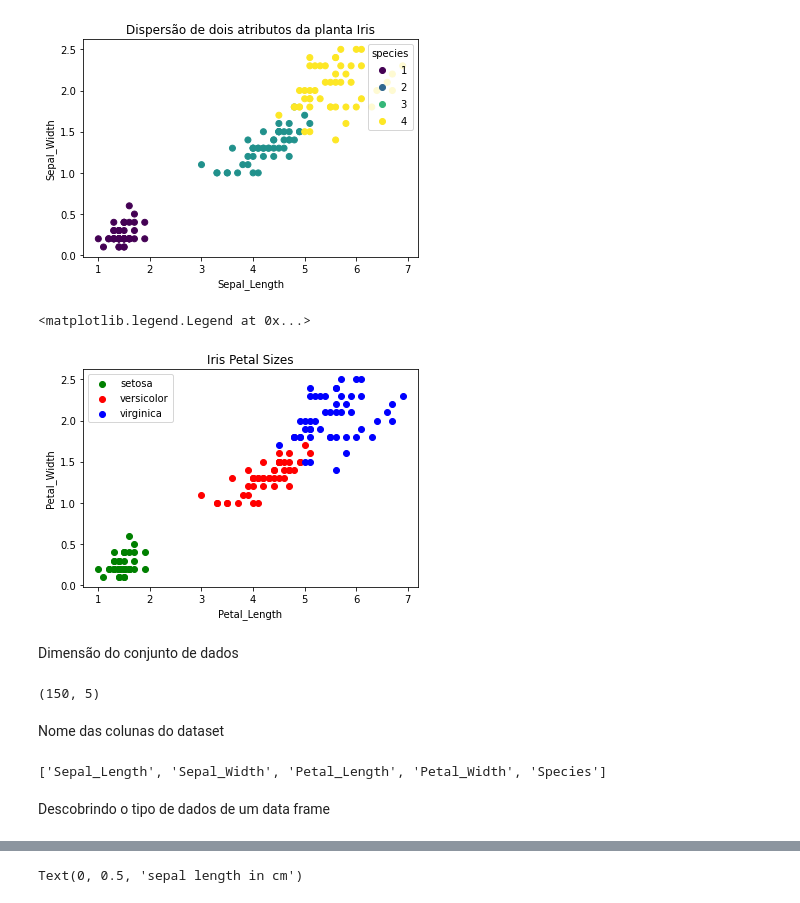
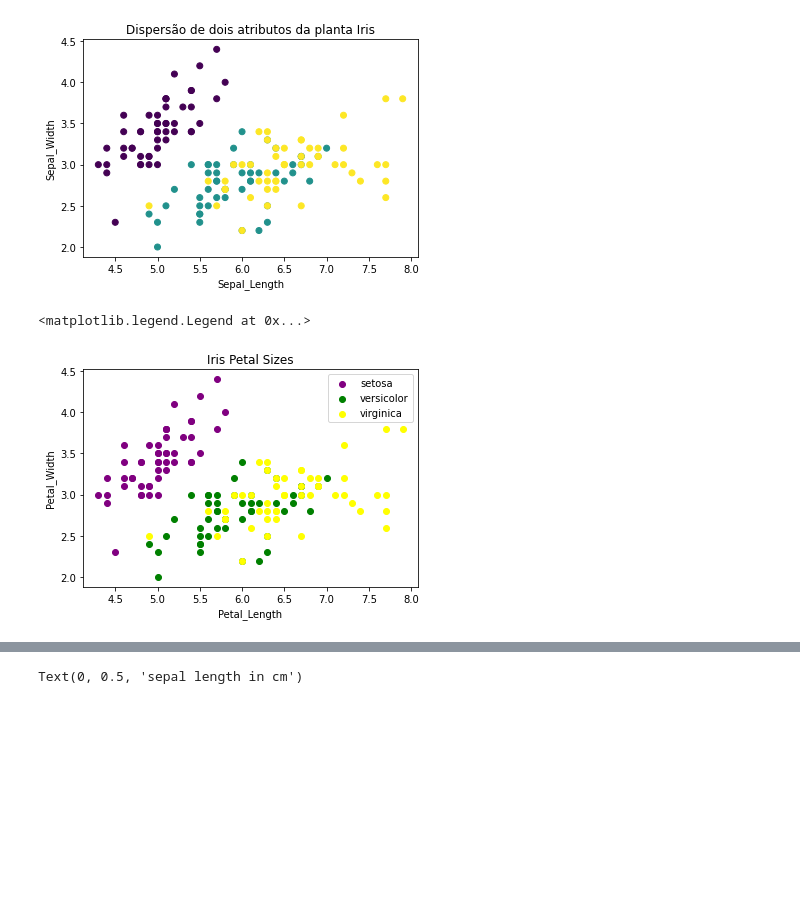
Before and after one commit to leusto/ciencia_de_dados, a Jupyter notebook: exploratory_analysis.ipynb, the cells around one changed output, grey strips where cells are left out. Saved outputs shown, nothing was run; the diff lists cells and outputs as text; code cells hidden in the pictures; blank space fills up the shorter version.

```diff
--- a/exploratory_analysis.ipynb
+++ b/exploratory_analysis.ipynb
@@ -37,40 +226,25 @@ iris_df.head()
 # %%
-plt.scatter(iris_df["Petal_Length"], iris_df["Petal_Width"], c=iris_df["Species"], label=iris_df["Species"])
+plt.scatter(iris_df["Sepal_Length"], iris_df["Sepal_Width"], c=iris_df["Species"], label=iris_df["Species"])
 plt.title("Dispersão de dois atributos da planta Iris")
 plt.xlabel("Sepal_Length")
 plt.ylabel("Sepal_Width")
-plt.legend(*scatter.legend_elements(),loc="upper right", title="species")
 plt.show()
 # %% [output]
-[figure, old version]
+[figure, new version]
 # %%
 setosa = iris_df[iris_df["Species"] == 0]
 versicolor = iris_df[iris_df["Species"] == 1]
 virginica = iris_df[iris_df["Species"] == 2]
 
 fig, ax = plt.subplots()
-points = ax.scatter(setosa["Petal_Length"], setosa["Petal_Width"], label="setosa", facecolor="green")
-ax.scatter(versicolor["Petal_Length"], versicolor["Petal_Width"], label="versicolor", facecolor="red")
-ax.scatter(virginica["Petal_Length"], virginica["Petal_Width"], label="virginica", facecolor="blue")
+points = ax.scatter(setosa["Sepal_Length"], setosa["Sepal_Width"], label="setosa", facecolor="purple")
+ax.scatter(versicolor["Sepal_Length"], versicolor["Sepal_Width"], label="versicolor", facecolor="green")
+ax.scatter(virginica["Sepal_Length"], virginica["Sepal_Width"], label="virginica", facecolor="yellow")
 
 ax.set_title("Iris Petal Sizes")
 ax.set_xlabel("Petal_Length")
 ax.set_ylabel("Petal_Width")
 ax.legend()
 # %% [output]
 <matplotlib.legend.Legend at 0x...>
-[figure, old version]
+[figure, new version]
-# %% [markdown]
-Dimensão do conjunto de dados
-# %%
-iris_df.shape
-# %% [output]
-(150, 5)
-# %% [markdown]
-Nome das colunas do dataset
-# %%
-list(iris_df.columns)
-# %% [output]
-['Sepal_Length', 'Sepal_Width', 'Petal_Length', 'Petal_Width', 'Species']
-# %% [markdown]
-Descobrindo o tipo de dados de um data frame
```
Also changed, not shown: parts of 70 cells of this notebook.
